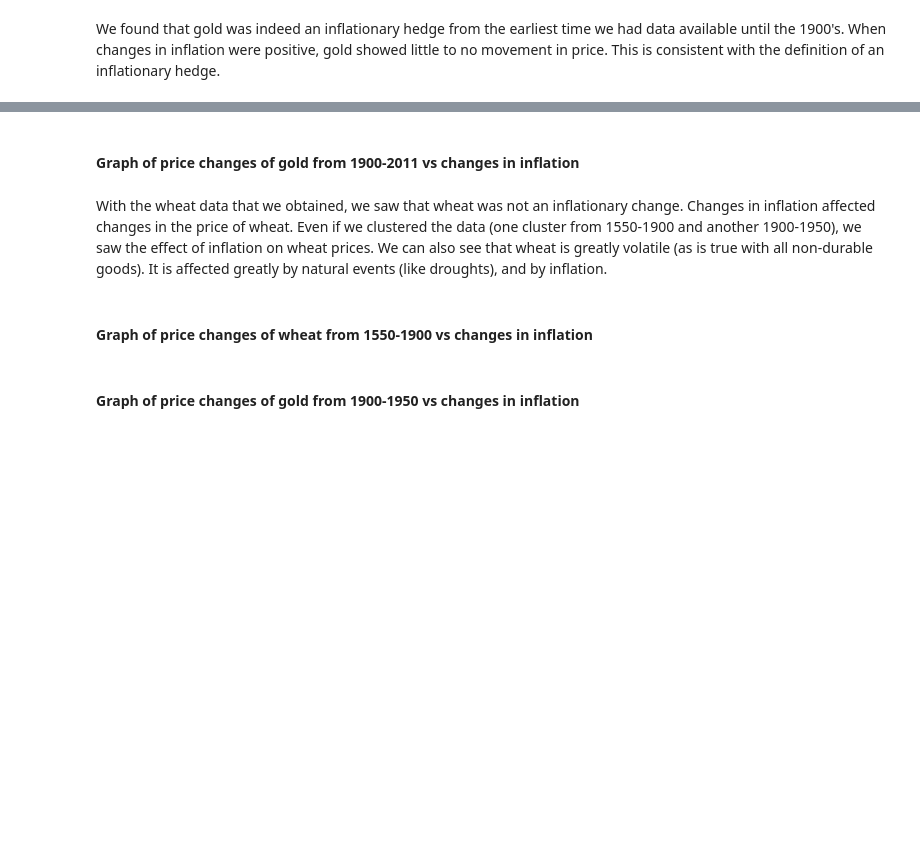
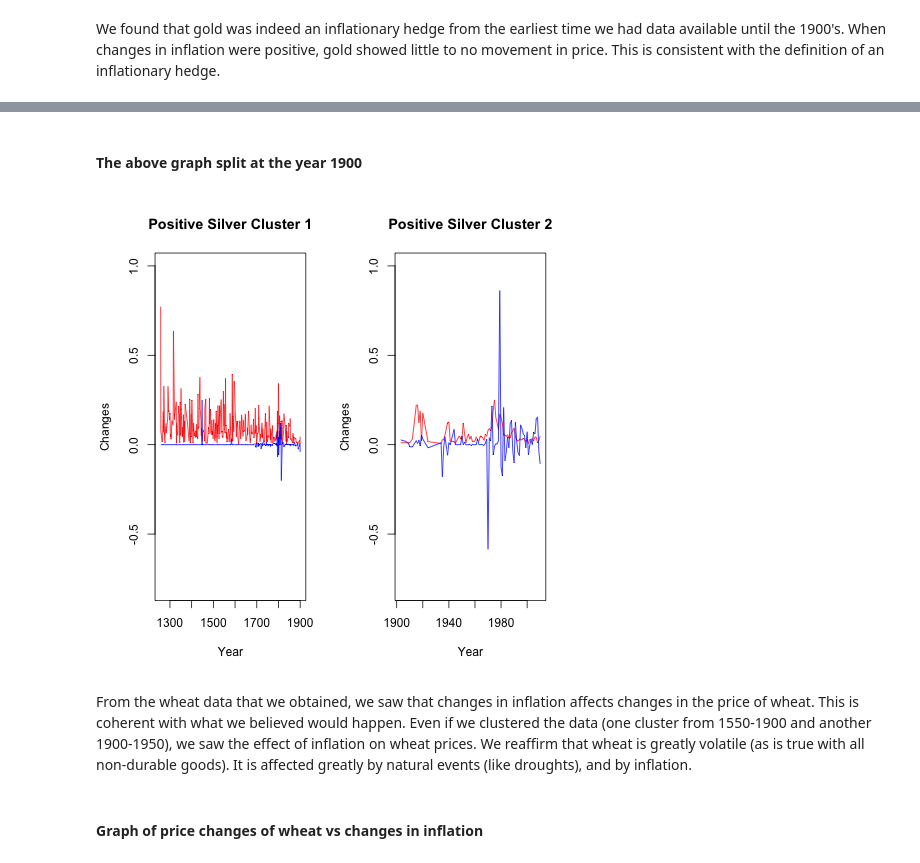
Before and after one commit to abadrenkov/data-analysis-template, a Jupyter notebook: notebooks/NB4_project_report.ipynb, the cells around one changed output, grey strips where cells are left out. Drawn from its saved outputs; the diff is of its cells as text; code cells hidden in the pictures; blank space fills up the shorter version.

```diff
--- a/notebooks/NB4_project_report.ipynb
+++ b/notebooks/NB4_project_report.ipynb
@@ -86,8 +70,10 @@ During the 1900's there were multiple policy changes and historical events that
+# %% [markdown]
+#### The above graph split at the year 1900
+# %%
+Image("../visualizations/Positive_Silver_Clusters.png")
+# %% [output]
+[figure, added]
+# %% [markdown]
+From the wheat data that we obtained, we saw that changes in inflation affects changes in the price of wheat. This is coherent with what we believed would happen. Even if we clustered the data (one cluster from 1550-1900 and another 1900-1950), we saw the effect of inflation on wheat prices. We reaffirm that wheat is greatly volatile (as is true with all non-durable goods). It is affected greatly by natural events (like droughts), and by inflation.
 # %% [markdown]
-#### Graph of price changes of gold from 1900-2011 vs changes in inflation
+#### Graph of price changes of wheat vs changes in inflation
-# %% [markdown]
-With the wheat data that we obtained, we saw that wheat was not an inflationary change. Changes in inflation affected changes in the price of wheat. Even if we clustered the data (one cluster from 1550-1900 and another 1900-1950), we saw the effect of inflation on wheat prices. We can also see that wheat is greatly volatile (as is true with all non-durable goods). It is affected greatly by natural events (like droughts), and by inflation.
-# %% [markdown]
-#### Graph of price changes of wheat from 1550-1900 vs changes in inflation
-# %% [markdown]
-#### Graph of price changes of gold from 1900-1950 vs changes in inflation
```
Also changed, not shown: parts of 16 cells of this notebook, 2 other files.
